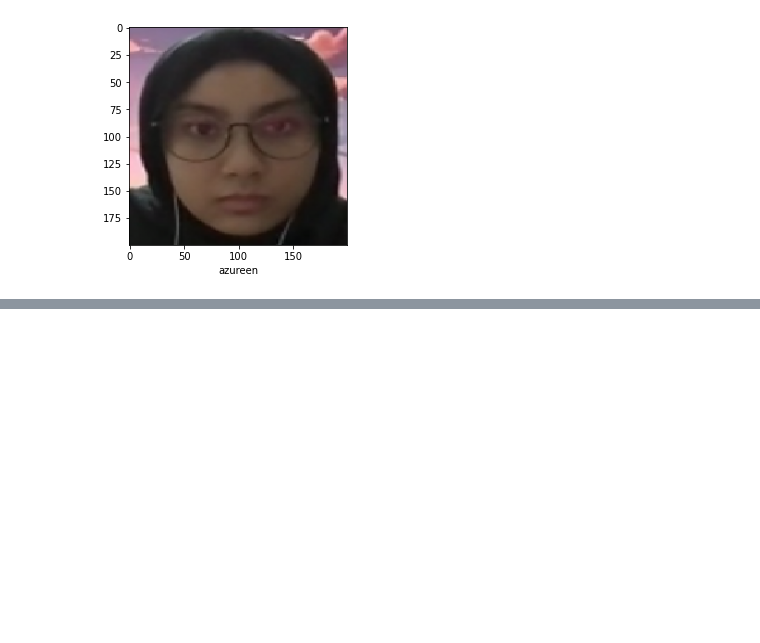
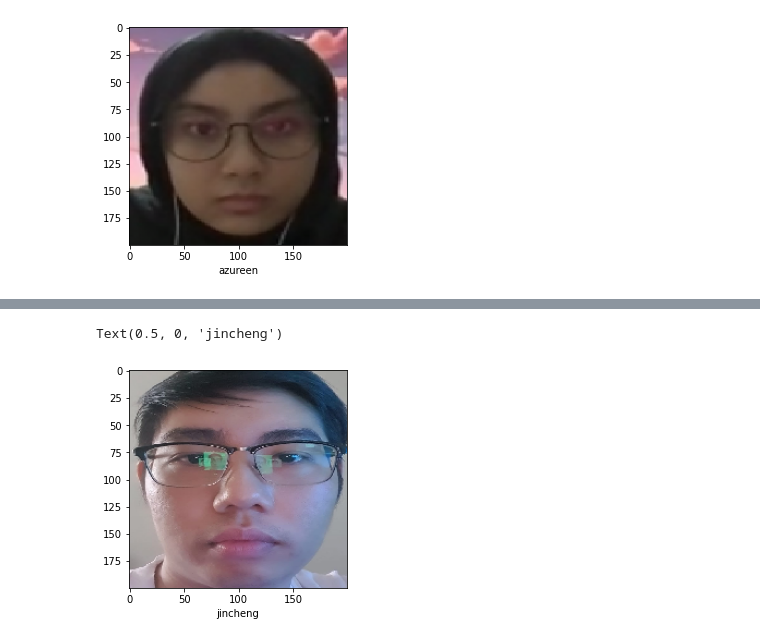
Before and after one commit to GavinK-ai/cv, a Jupyter notebook: gavPrj/a27_test.ipynb, the cells around one changed output, grey strips where cells are left out. Cells and saved outputs as stored; diff of their text form; code cells hidden in the pictures; blank space fills up the shorter version.

```diff
--- a/gavPrj/a27_test.ipynb
+++ b/gavPrj/a27_test.ipynb
@@ -272,0 +296,12 @@ for i in range(len(newPredictions[0])):
+# %%
+test_data = test_data.reshape(1,200,200,3)
+# %%
+currentPrediction = newModel.predict(test_data)
+predictedLabel = np.argmax(currentPrediction)
+# %%
+plt.figure()
+plt.imshow(test_data.reshape(200,200,3)[:,:,::-1])
+plt.xlabel(classNames[predictedLabel])
+# %% [output]
+Text(0.5, 0, 'jincheng')
+[figure, added]
```
Also changed, not shown: parts of 5 cells of this notebook, 6 other files.
